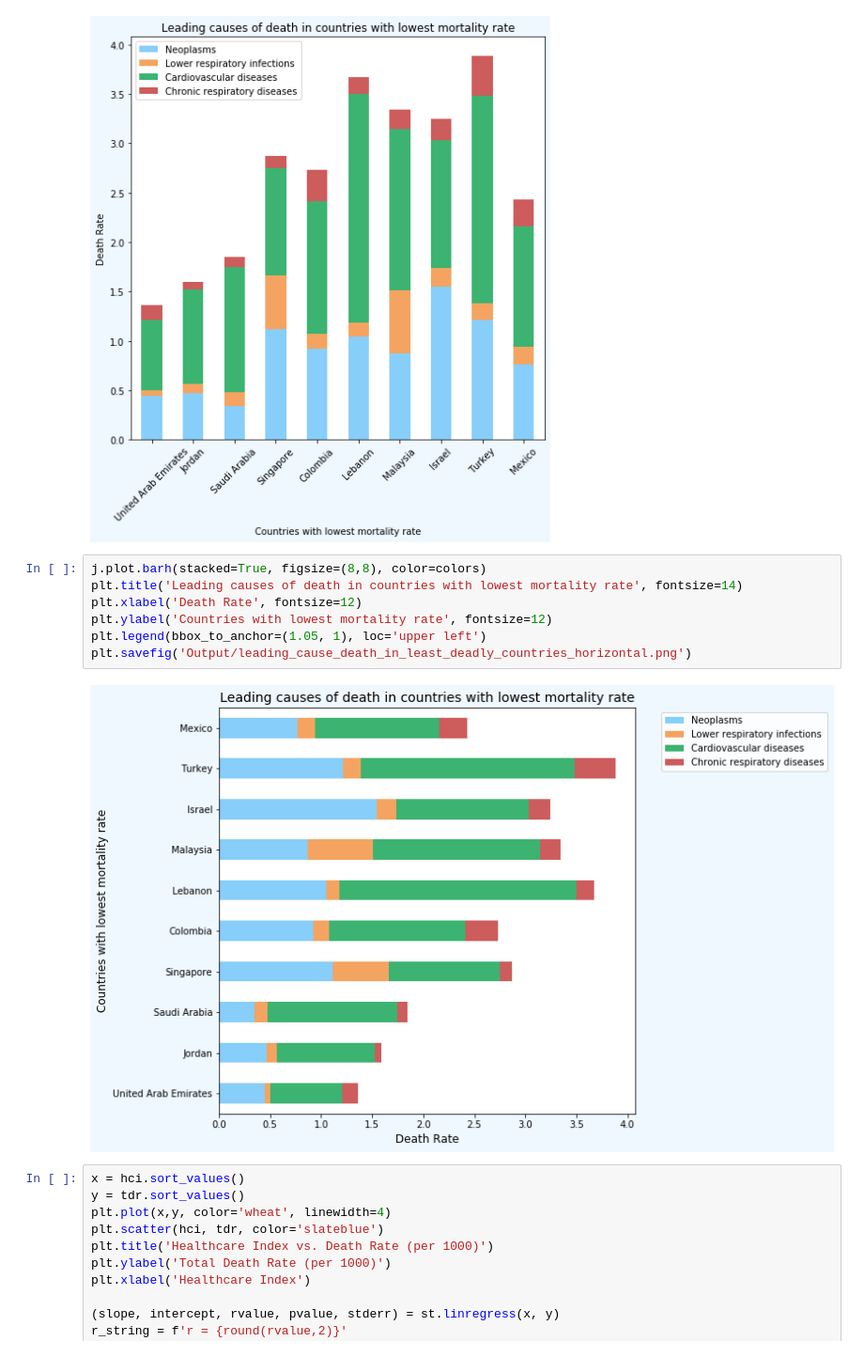
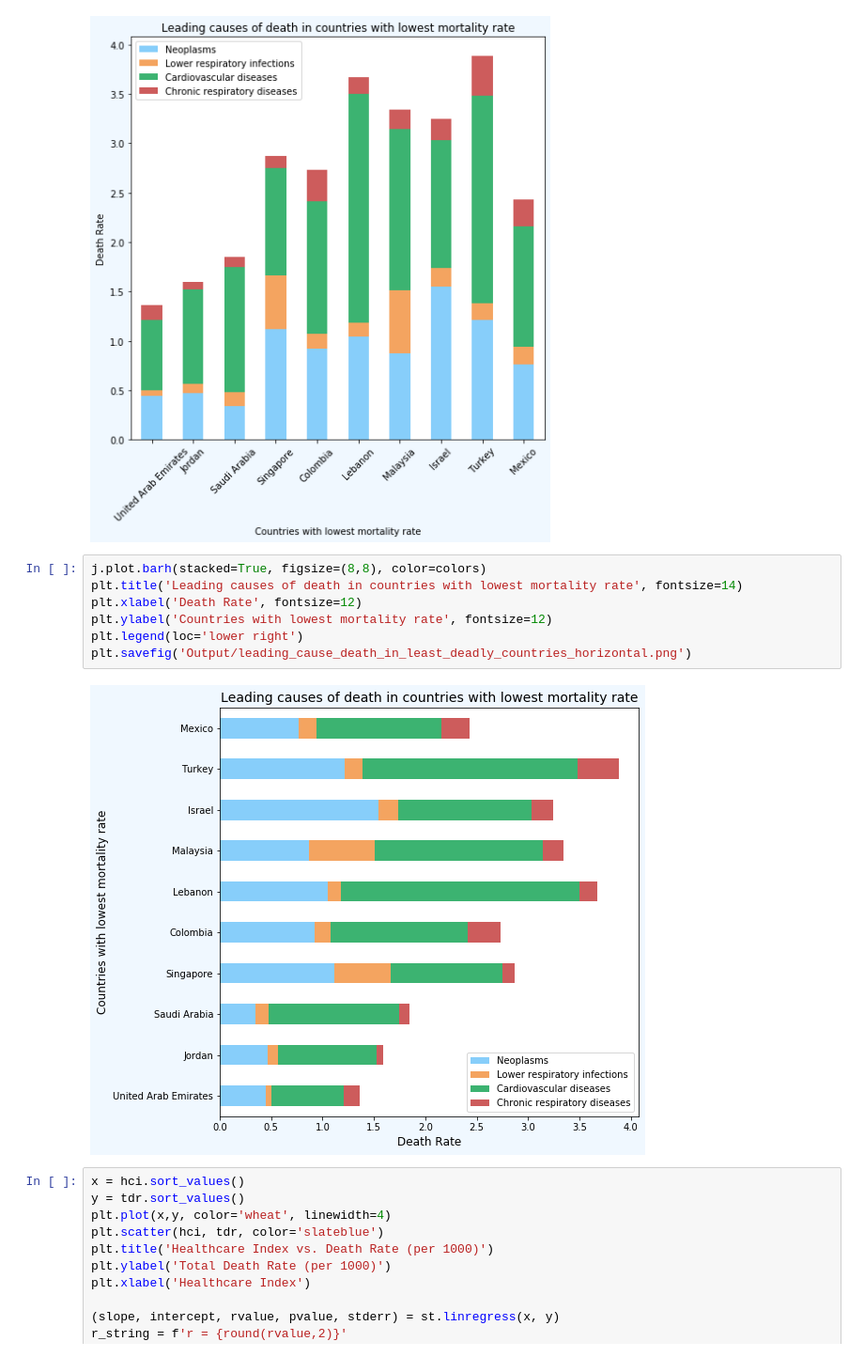
Before and after one commit to TanishaCooper/projectone_groupfour, a Jupyter notebook: HealthcarePy/test.ipynb, the cells around one changed output. Shown at 94% size. Saved outputs shown, nothing was run; the diff lists cells and outputs as text.

```diff
--- a/HealthcarePy/test.ipynb
+++ b/HealthcarePy/test.ipynb
@@ -310,12 +309,12 @@ plt.savefig('Output/leading_cause_death_in_least_deadly_countries.png')
 # %%
 j.plot.barh(stacked=True, figsize=(8,8), color=colors)
 plt.title('Leading causes of death in countries with lowest mortality rate', fontsize=14)
 plt.xlabel('Death Rate', fontsize=12)
 plt.ylabel('Countries with lowest mortality rate', fontsize=12)
-plt.legend(bbox_to_anchor=(1.05, 1), loc='upper left')
+plt.legend(loc='lower right')
 plt.savefig('Output/leading_cause_death_in_least_deadly_countries_horizontal.png')
 # %% [output]
-[figure, old version]
+[figure, new version]
 # %%
 x = hci.sort_values()
 y = tdr.sort_values()
```
Also changed, not shown: parts of 10 cells of this notebook, 2 other files.
